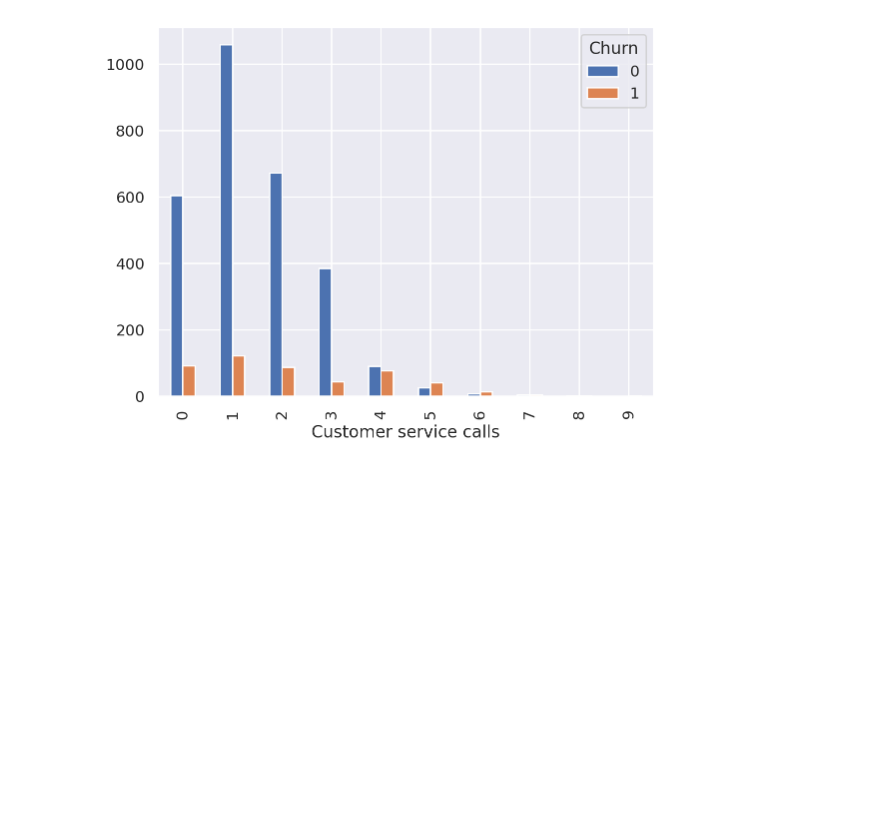
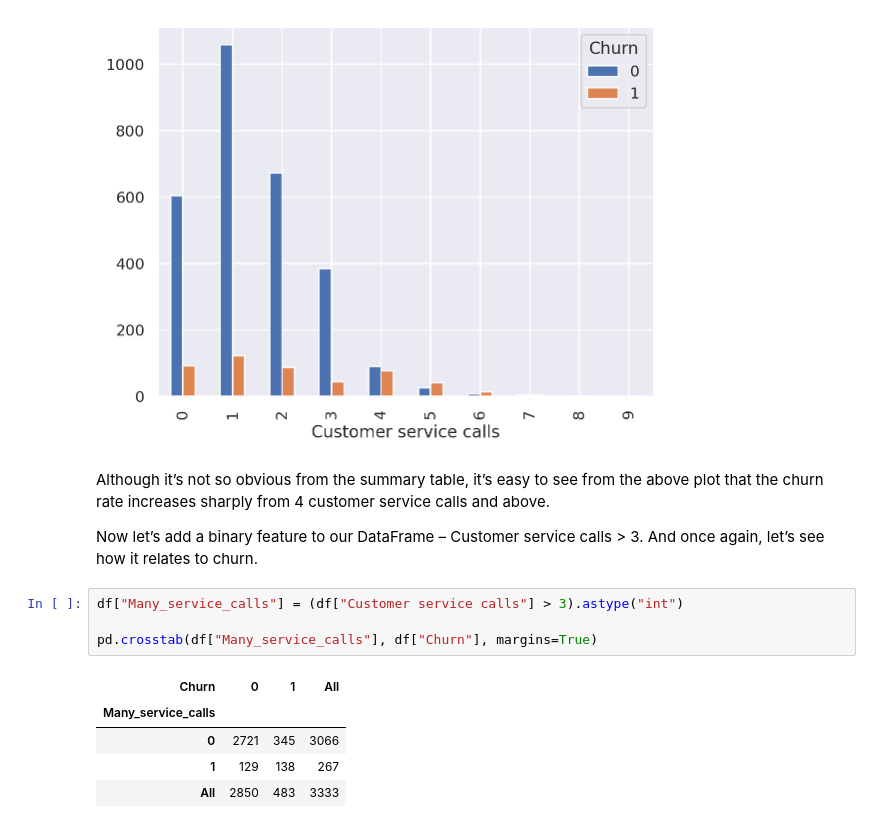
Before and after one commit to harmkenn/Python-Workbooks, a Jupyter notebook: mlcourse.ai/topic1.ipynb, the cells around one changed output. Saved outputs shown, nothing was run; the diff lists cells and outputs as text; blank space fills up the shorter version.

```diff
--- a/mlcourse.ai/topic1.ipynb
+++ b/mlcourse.ai/topic1.ipynb
@@ -448,3 +448,17 @@ pv.plot(kind='bar', stacked=False)
 # %% [output]
 <Axes: xlabel='Customer service calls'>
 [figure]
+# %% [markdown]
+Although it’s not so obvious from the summary table, it’s easy to see from the above plot that the churn rate increases sharply from 4 customer service calls and above.
+
+Now let’s add a binary feature to our DataFrame – Customer service calls > 3. And once again, let’s see how it relates to churn.
+# %%
+df["Many_service_calls"] = (df["Customer service calls"] > 3).astype("int")
+
+pd.crosstab(df["Many_service_calls"], df["Churn"], margins=True)
+# %% [output]
+| Churn | 0 | 1 | All |
+| Many_service_calls |  |  |  |
+| 0 | 2721 | 345 | 3066 |
+| 1 | 129 | 138 | 267 |
+| All | 2850 | 483 | 3333 |
```
Also changed, not shown: parts of 1 cell of this notebook.
